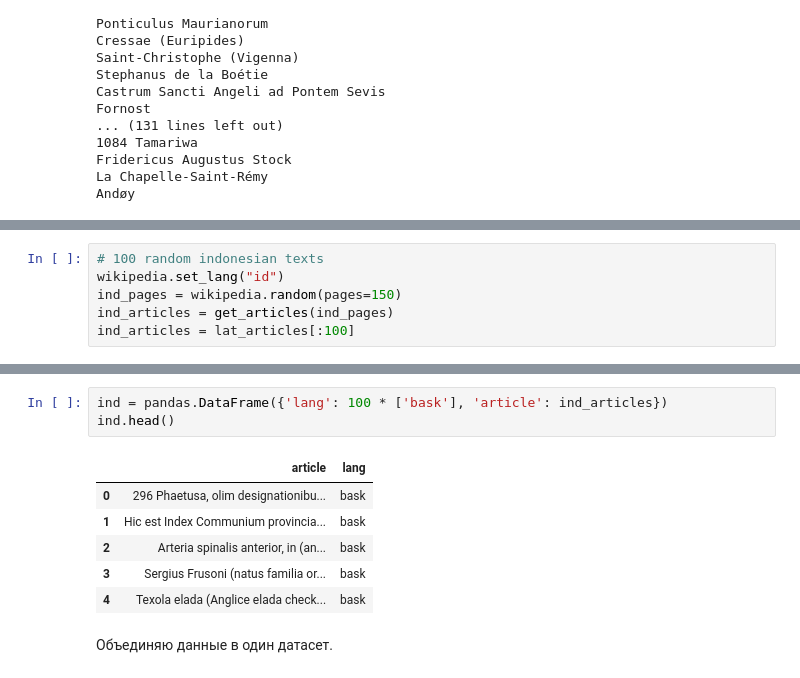
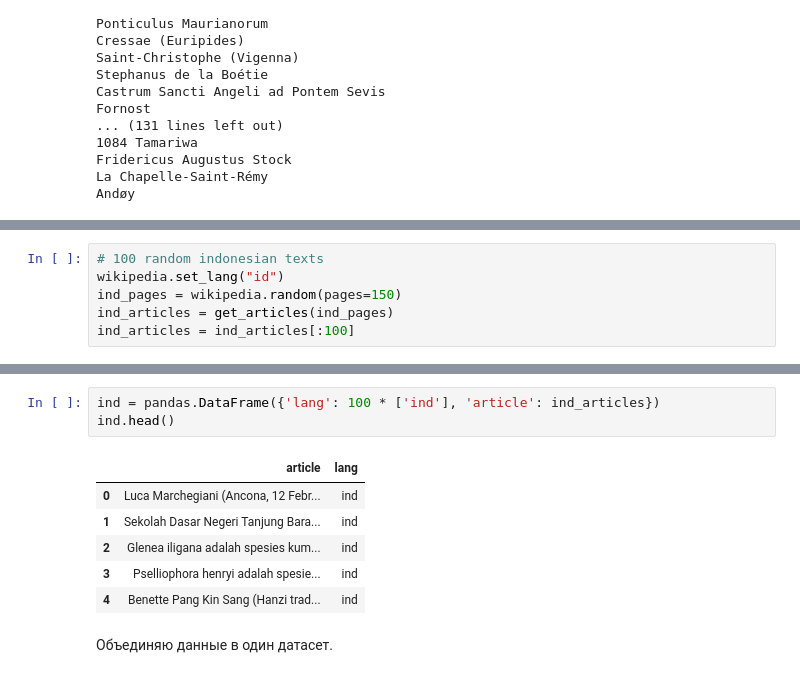
Before and after one commit to maryszmary/compling_hw, a Jupyter notebook: hw1.ipynb, the cells around one changed output, grey strips where cells are left out. Drawn from its saved outputs; the diff is of its cells as text.

```diff
--- a/hw1.ipynb
+++ b/hw1.ipynb
@@ -198,4 +198,4 @@ lat.head()
 wikipedia.set_lang("id")
 ind_pages = wikipedia.random(pages=150)
 ind_articles = get_articles(ind_pages)
-ind_articles = lat_articles[:100]
+ind_articles = ind_articles[:100]
@@ -246,13 +202,13 @@ Fredlanella
 # %%
-ind = pandas.DataFrame({'lang': 100 * ['bask'], 'article': ind_articles})
+ind = pandas.DataFrame({'lang': 100 * ['ind'], 'article': ind_articles})
 ind.head()
 # %% [output]
 |  | article | lang |
-| 0 | 296 Phaetusa, olim designationibu... | bask |
-| 1 | Hic est Index Communium provincia... | bask |
-| 2 | Arteria spinalis anterior, in (an... | bask |
-| 3 | Sergius Frusoni (natus familia or... | bask |
-| 4 | Texola elada (Anglice elada check... | bask |
+| 0 | Luca Marchegiani (Ancona, 12 Febr... | ind |
+| 1 | Sekolah Dasar Negeri Tanjung Bara... | ind |
+| 2 | Glenea iligana adalah spesies kum... | ind |
+| 3 | Pselliophora henryi adalah spesie... | ind |
+| 4 | Benette Pang Kin Sang (Hanzi trad... | ind |
 # %% [markdown]
 Объединяю данные в один датасет.
 # %%
```
Also changed, not shown: parts of 17 cells of this notebook, 1 other file.
